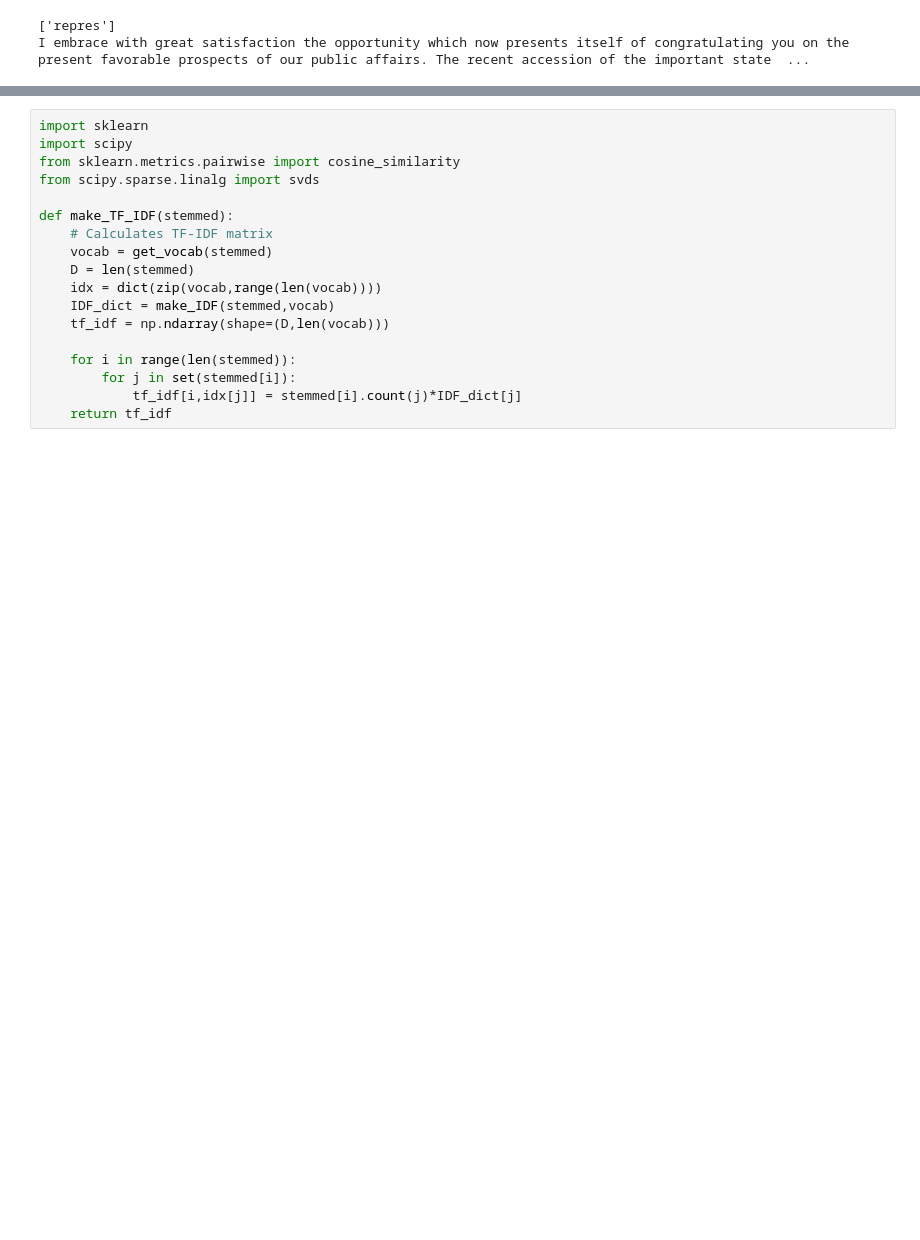
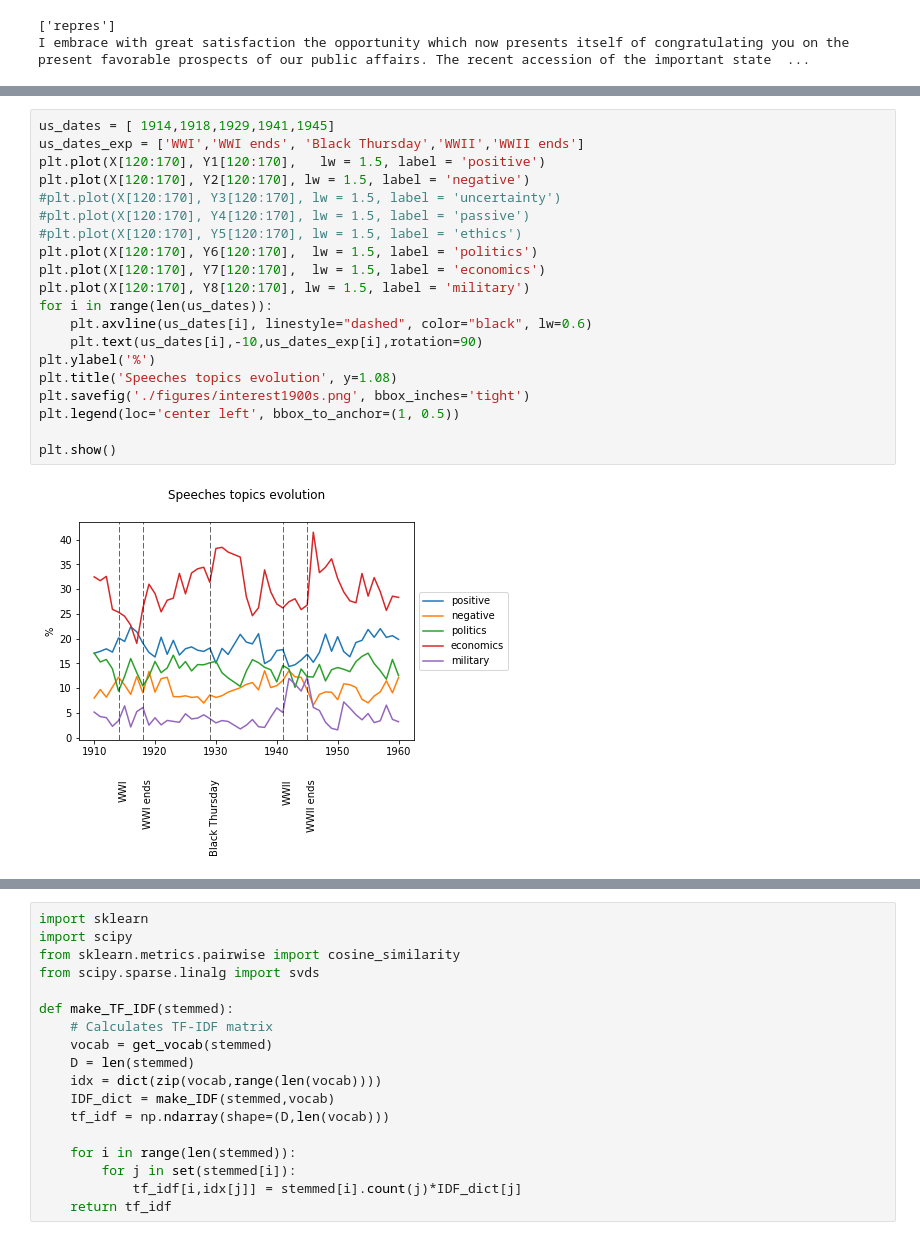
Before and after one commit to LauraRomanCanal/BGSE_text_mining, a Jupyter notebook: hw1.ipynb, the cells around one changed output, grey strips where cells are left out. Saved outputs shown, nothing was run; the diff lists cells and outputs as text; blank space fills up the shorter version.

```diff
--- a/hw1.ipynb
+++ b/hw1.ipynb
@@ -173,0 +404,22 @@ You can see from the example above the effect of our custom stopword removal, wi
+# %%
+us_dates = [ 1914,1918,1929,1941,1945]
+us_dates_exp = ['WWI','WWI ends', 'Black Thursday','WWII','WWII ends']
+plt.plot(X[120:170], Y1[120:170],   lw = 1.5, label = 'positive')
+plt.plot(X[120:170], Y2[120:170], lw = 1.5, label = 'negative')
+#plt.plot(X[120:170], Y3[120:170], lw = 1.5, label = 'uncertainty')
+#plt.plot(X[120:170], Y4[120:170], lw = 1.5, label = 'passive')
+#plt.plot(X[120:170], Y5[120:170], lw = 1.5, label = 'ethics')
+plt.plot(X[120:170], Y6[120:170],  lw = 1.5, label = 'politics')
+plt.plot(X[120:170], Y7[120:170],  lw = 1.5, label = 'economics')
+plt.plot(X[120:170], Y8[120:170], lw = 1.5, label = 'military')
+for i in range(len(us_dates)):
+    plt.axvline(us_dates[i], linestyle="dashed", color="black", lw=0.6)
+    plt.text(us_dates[i],-10,us_dates_exp[i],rotation=90)
+plt.ylabel('%')
+plt.title('Speeches topics evolution', y=1.08)
+plt.savefig('./figures/interest1900s.png', bbox_inches='tight')
+plt.legend(loc='center left', bbox_to_anchor=(1, 0.5))
+
+plt.show()
+# %% [output]
+[figure, added]
```
Also changed, not shown: parts of 42 cells of this notebook.
